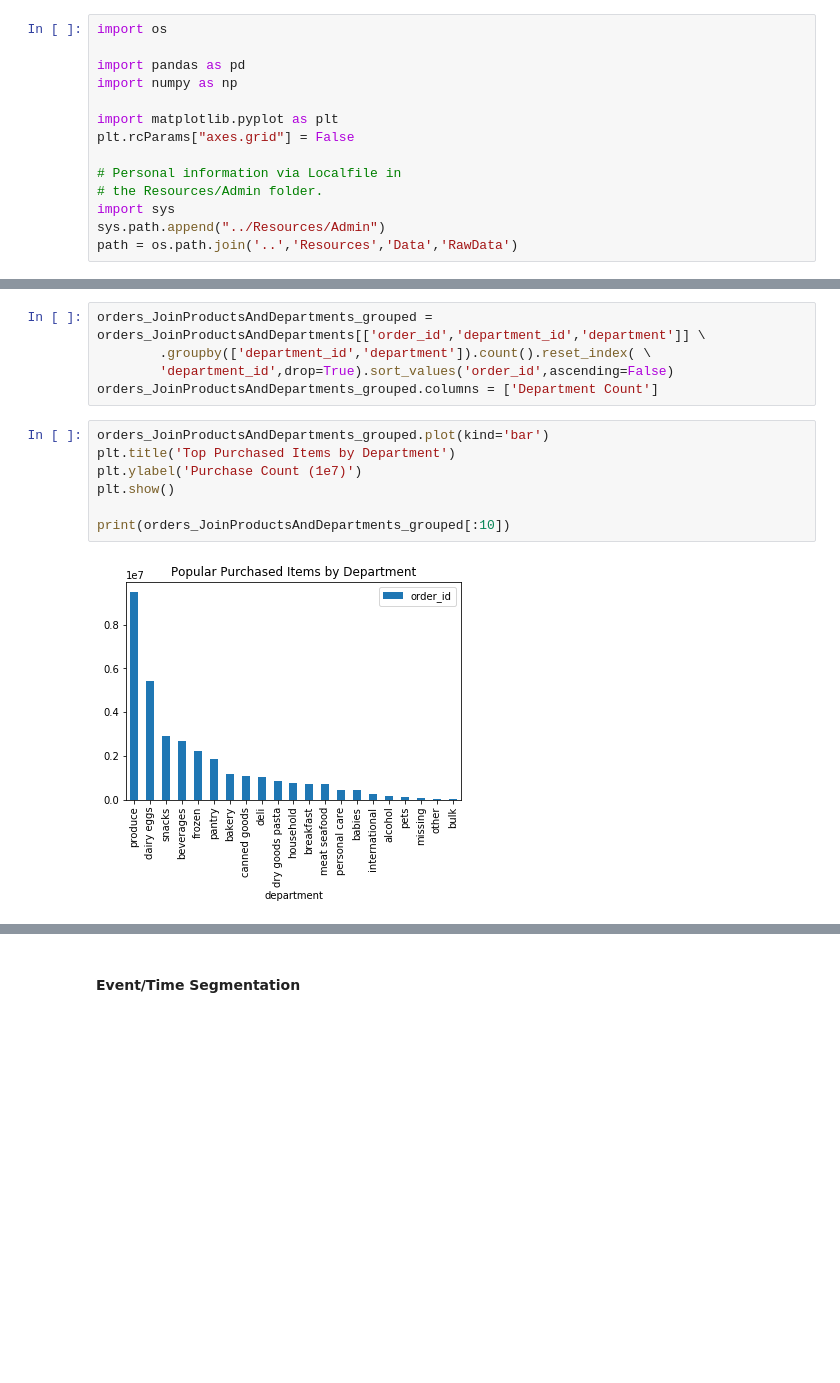
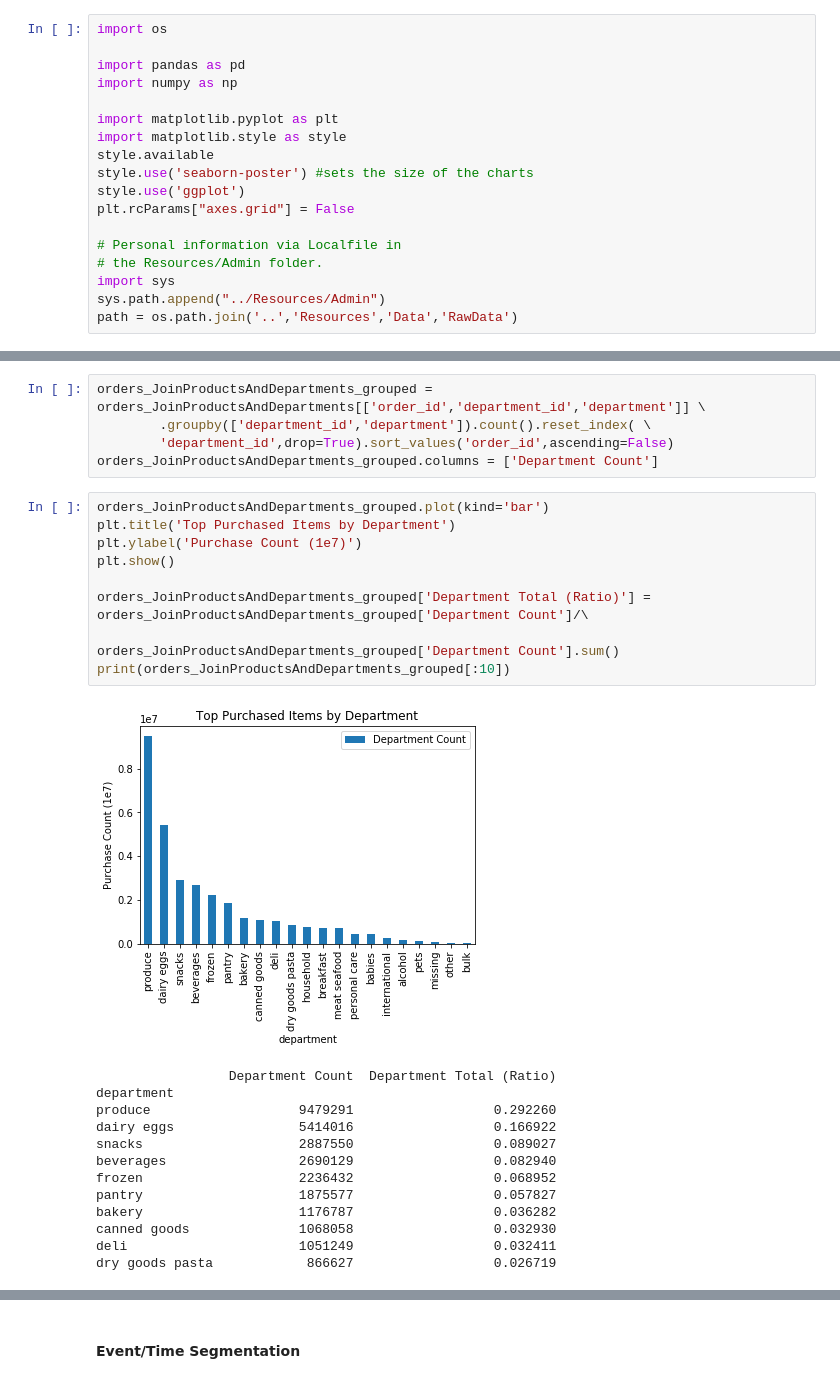
Before and after one commit to CloudChaoszero/Instacart-Product-AnalysisAndInference, a Jupyter notebook: Analytics/Instacart-Data-Analytics.ipynb, the cells around one changed output, grey strips where cells are left out. Cells and saved outputs as stored; diff of their text form; blank space fills up the shorter version.

```diff
--- a/Analytics/Instacart-Data-Analytics.ipynb
+++ b/Analytics/Instacart-Data-Analytics.ipynb
@@ -26,6 +26,10 @@ import pandas as pd
 import numpy as np
 
 import matplotlib.pyplot as plt
+import matplotlib.style as style
+style.available
+style.use('seaborn-poster') #sets the size of the charts
+style.use('ggplot')
 plt.rcParams["axes.grid"] = False
 
 # Personal information via Localfile in
@@ -211,12 +205,26 @@ orders_JoinProductsAndDepartments_grouped.columns = ['Department Count']
 # %%
 orders_JoinProductsAndDepartments_grouped.plot(kind='bar')
 plt.title('Top Purchased Items by Department')
 plt.ylabel('Purchase Count (1e7)')
 plt.show()
 
+orders_JoinProductsAndDepartments_grouped['Department Total (Ratio)'] = orders_JoinProductsAndDepartments_grouped['Department Count']/\
+                                            orders_JoinProductsAndDepartments_grouped['Department Count'].sum()
 print(orders_JoinProductsAndDepartments_grouped[:10])
 # %% [output]
-[figure, old version]
+[figure, new version]
+                 Department Count  Department Total (Ratio)
+department
+produce                   9479291                  0.292260
+dairy eggs                5414016                  0.166922
+snacks                    2887550                  0.089027
+beverages                 2690129                  0.082940
+frozen                    2236432                  0.068952
+pantry                    1875577                  0.057827
+bakery                    1176787                  0.036282
+canned goods              1068058                  0.032930
+deli                      1051249                  0.032411
+dry goods pasta            866627                  0.026719
 # %% [markdown]
 **Thoughts so far**
 
```
Also changed, not shown: parts of 32 cells of this notebook.
